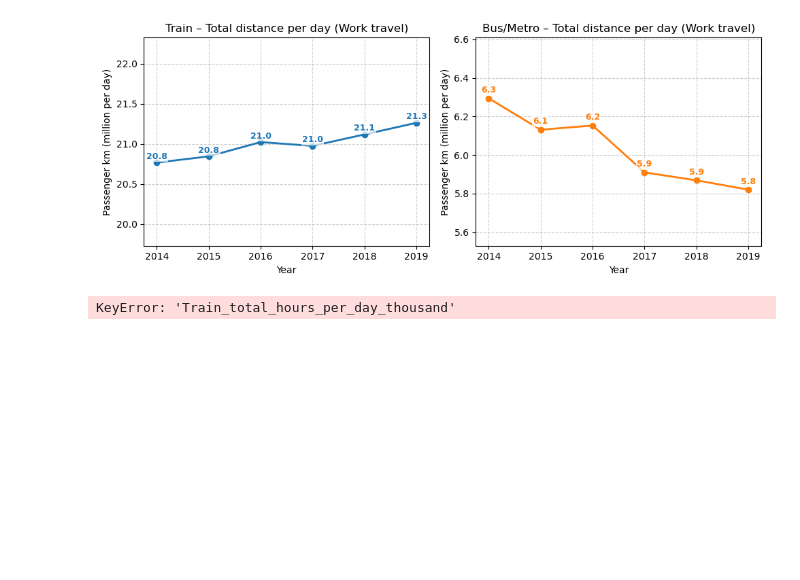
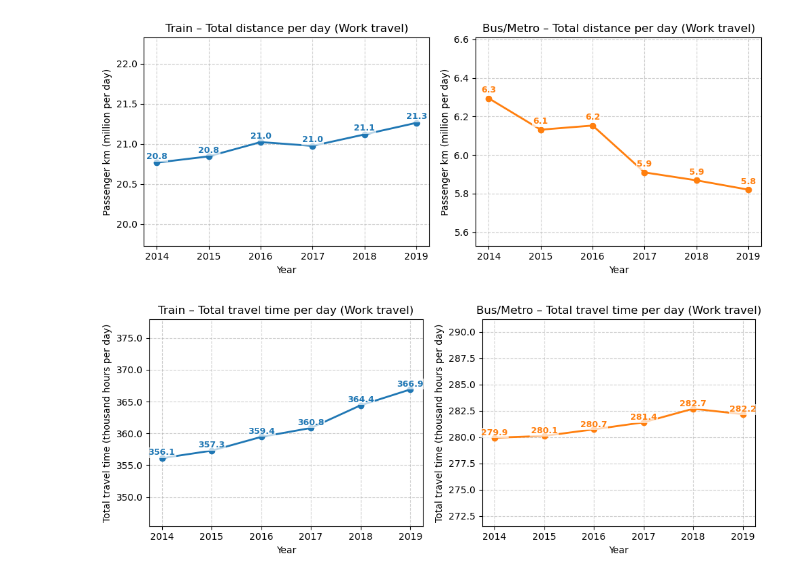
Before and after one commit to lotterus2003/groep24, a Jupyter notebook: Plots_subquestion 2.ipynb, the cells around one changed output. Cells and saved outputs as stored; diff of their text form; code cells hidden in the pictures; blank space fills up the shorter version.

```diff
--- a/bgroei plot.ipynb
+++ b/Plots_subquestion 2.ipynb
@@ -196,47 +196,93 @@ plt.show()  # Display the plot
 # %% [output]
 [figure]
 # %%
+import pandas as pd
+import matplotlib.pyplot as plt
 import matplotlib.ticker as mticker
 
-# Converteer naar “duizenden duizend-uren” → in de grafiek staat dus bijv. 21.4 = 21 400 uur
-merged_before["Train_total_hours_per_day_thousand"] /= 1000
-merged_before["BusMetro_total_hours_per_day_thousand"] /= 1000
+# === 1. Read PT-before dataset (2014–2019) ===
+df_before = pd.read_csv("PTbefore.csv", sep=';', skiprows=5)
+df_before.columns = [
+    "Periods", "Age", "Travel_motives",
+    "Train_stages", "Train_distance", "Train_time",
+    "BusMetro_stages", "BusMetro_distance", "BusMetro_time"
+]
 
+# Filter for work-related travel
+df_before_work = df_before[df_before["Travel_motives"].str.contains("work", case=False, na=False)].copy()
+
+# Extract year from 'Periods' (e.g., '2014*' → 2014)
+df_before_work["Year"] = df_before_work["Periods"].str.extract(r"(\d{4})").astype(int)
+
+# Replace commas with dots and convert numeric columns to float
+cols = ["Train_stages", "Train_distance", "Train_time",
+        "BusMetro_stages", "BusMetro_distance", "BusMetro_time"]
+df_before_work[cols] = df_before_work[cols].apply(lambda x: x.astype(str).str.replace(",", ".")).astype(float)
+
+# === 2. Read population data ===
+pop = pd.read_csv("bontwikkeling.csv", sep=';', skiprows=4)
+pop.columns = ["Year", "Population"]
+pop = pop[pop["Year"].str.match(r"^\d{4}$", na=False)]
+pop["Year"] = pop["Year"].astype(int)
+pop["Population"] = pd.to_numeric(pop["Population"], errors="coerce")
+
+# === 3. Merge datasets ===
+merged_before = pd.merge(df_before_work, pop, on="Year", how="left")
+
+# === 4. Calculate total travel time per day (in thousand hours per day) ===
+# Formula: (travel_time [min/stage] / 60) × (stages/person/day) × (population) ÷ 1000
+merged_before["Train_total_hours_per_day_thousand"] = (
+    merged_before["Train_time"] / 60
+    * merged_before["Train_stages"]
+    * merged_before["Population"] / 1_000
+)
+merged_before["BusMetro_total_hours_per_day_thousand"] = (
+    merged_before["BusMetro_time"] / 60
+    * merged_before["BusMetro_stages"]
+    * merged_before["Population"] / 1_000
+)
+
+# === 5. Plotting ===
 fig, axes = plt.subplots(1, 2, figsize=(10, 4))
 
 def plot_mode(ax, x, y, title, color):
     ax.plot(x, y, marker='o', color=color, linewidth=2)
     ax.set_title(title)
     ax.set_xlabel("Year")
     ax.set_ylabel("Total travel time (thousand hours per day)")
     ax.set_xticks(x.astype(int))
     ax.grid(True, linestyle='--', alpha=0.6)
 
-    # Y-limiets iets strakker (±3% marge)
+    # Slightly tighten y-limits (±3%)
     if y.notna().any():
         ymin, ymax = y.min() * 0.97, y.max() * 1.03
         ax.set_ylim(ymin, ymax)
 
-    # Aslabels met 1 decimaal
+    # Format axis labels with 1 decimal
     ax.yaxis.set_major_formatter(mticker.FormatStrFormatter('%.1f'))
 
-    # Datapunten tonen
+    # Show data labels
     for xi, yi in zip(x, y):
         if pd.notna(yi):
             ax.text(
                 xi, yi + (y.max() - y.min()) * 0.015,
-                f"{yi:.1f}", ha='center', va='bottom',
+                f"{yi:.1f}",
+                ha='center', va='bottom',
                 fontsize=9, fontweight='bold',
                 color=color,
                 bbox=dict(facecolor='white', edgecolor='none', alpha=0.7, pad=1)
             )
 
-plot_mode(axes[0], merged_before["Year"], merged_before["Train_total_hours_per_day_thousand"],
-          "Train – Total travel time per day (Work travel)", "tab:blue")
-plot_mode(axes[1], merged_before["Year"], merged_before["BusMetro_total_hours_per_day_thousand"],
-          "Bus/Metro – Total travel time per day (Work travel)", "tab:orange")
+plot_mode(
+    axes[0], merged_before["Year"], merged_before["Train_total_hours_per_day_thousand"],
+    "Train – Total travel time per day (Work travel)", "tab:blue"
+)
+plot_mode(
+    axes[1], merged_before["Year"], merged_before["BusMetro_total_hours_per_day_thousand"],
+    "Bus/Metro – Total travel time per day (Work travel)", "tab:orange"
+)
 
 plt.tight_layout()
 plt.show()
 # %% [output]
-KeyError: 'Train_total_hours_per_day_thousand'
+[figure, added]
```
Also changed, not shown: 4 other files.
